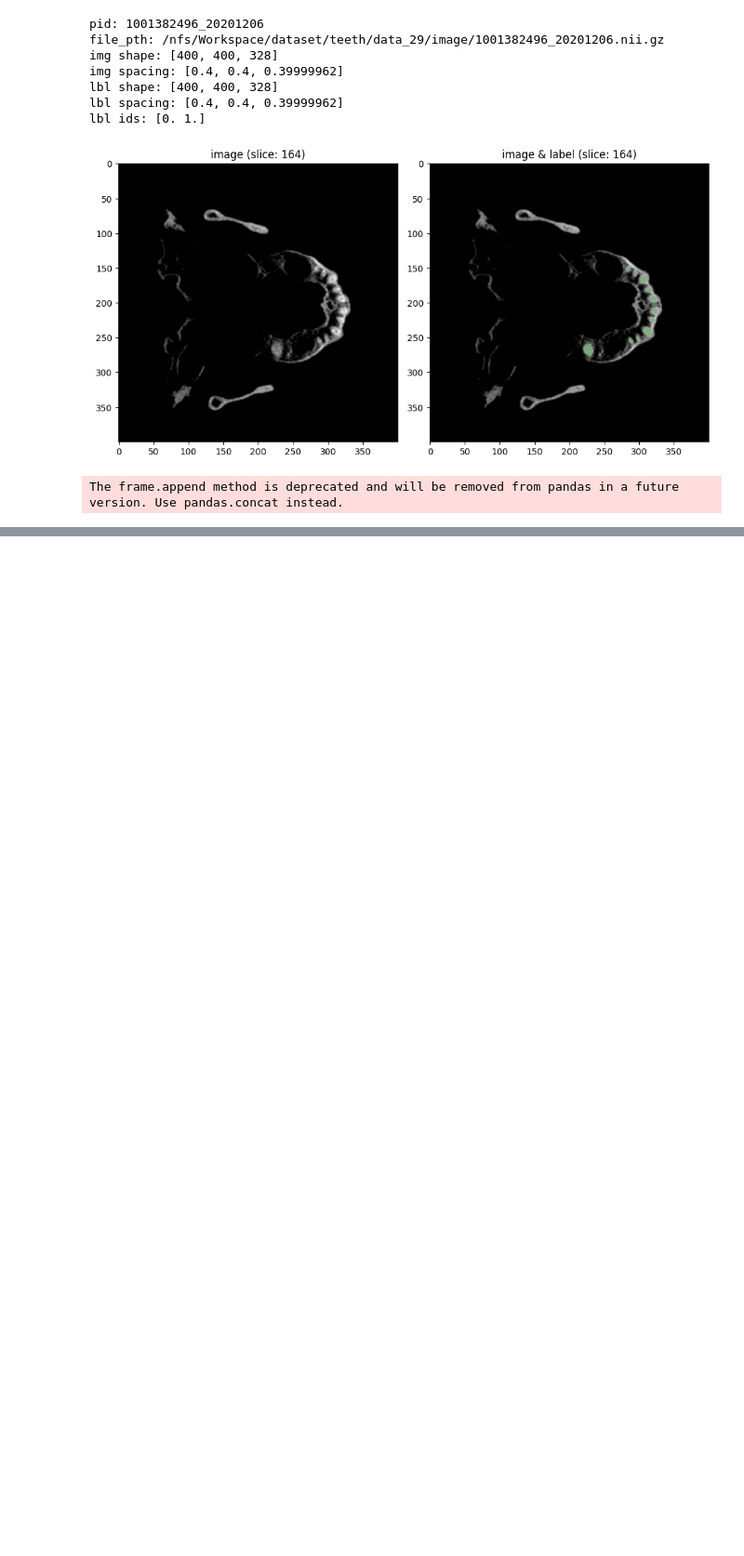
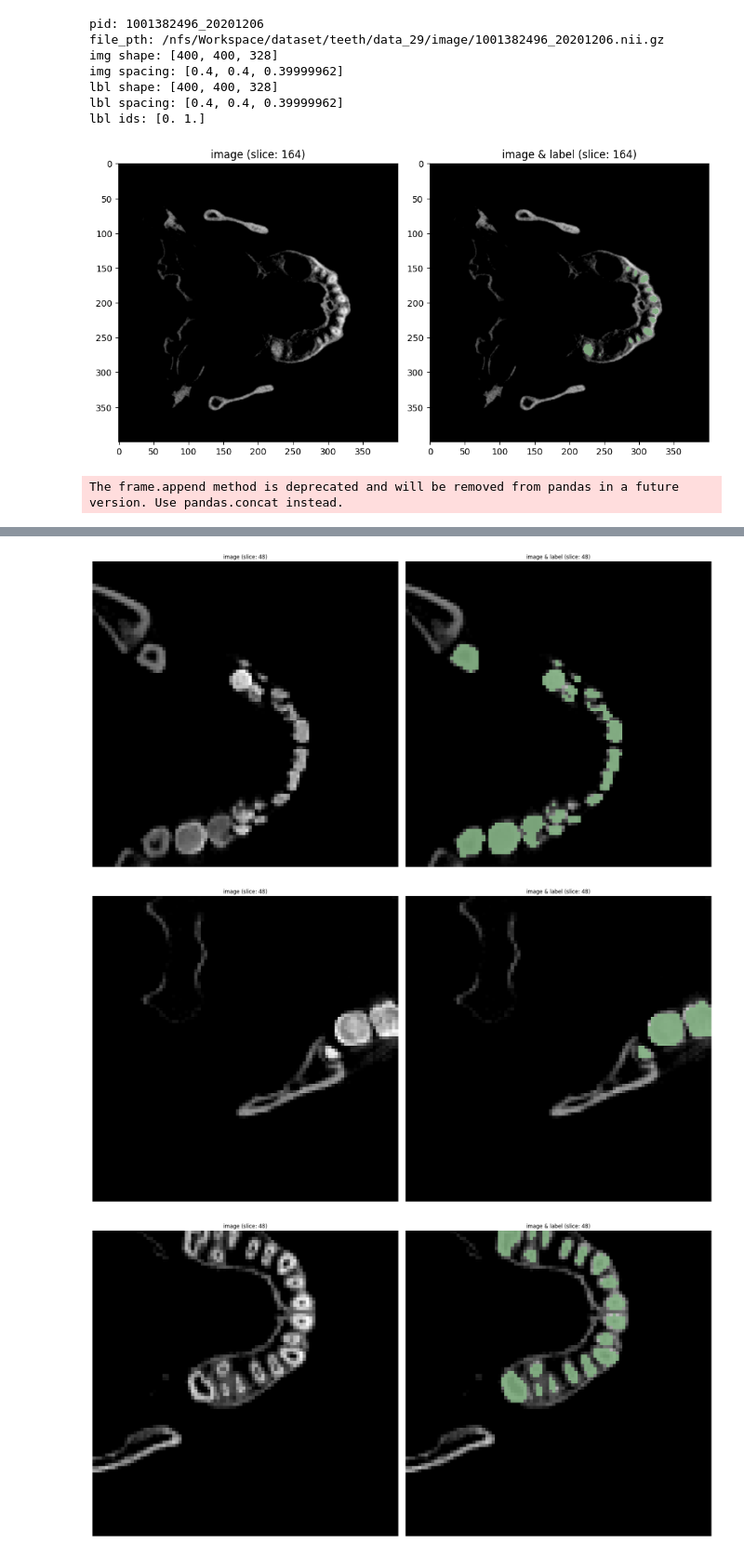
Before and after one commit to conflick0/TeethSeg, a Jupyter notebook: exps/eda.ipynb, the cells around one changed output, grey strips where cells are left out. Shown at 93% size. Saved outputs shown, nothing was run; the diff lists cells and outputs as text; code cells hidden in the pictures; blank space fills up the shorter version.

Commit message:
update req txt and eda check data loader

```diff
--- a/exps/eda.ipynb
+++ b/exps/eda.ipynb
@@ -322,0 +334,20 @@ The frame.append method is deprecated and will be removed from pandas in a futur
+# %%
+data_dir = '/nfs/Workspace/dataset/teeth/data_29'
+data_json = os.path.join(data_dir, 'data.json')
+# %%
+args = get_parser([])
+args.data_name = 'tooth'
+args.data_dir = data_dir
+args.data_dicts_json = data_json
+args.scale_intensity_type='range'
+args.select_label_num=29
+args.a_min=218
+args.a_max=3187
+args.roi_x=96
+args.roi_y=96
+args.roi_z=96
+args.space_x=1.0
+args.space_y=1.0
+args.space_z=1.0
+# %%
+tr_ld, val_dl = DataLoader(args.data_name, args)
@@ -322,0 +365,14 @@ The frame.append method is deprecated and will be removed from pandas in a futur
+# %%
+slice_idx = 48
+num_classes = 2
+for d in tr_ld:
+    show_img_lbl(
+        d['image'][0,0,:,:,slice_idx],
+        d['label'][0,0,:,:,slice_idx],
+        slice_idx=slice_idx,
+        num_classes=num_classes
+    )
+# %% [output]
+[figure, added]
+[figure, added]
+[figure, added]
```
Also changed, not shown: parts of 7 cells of this notebook, 1 other file.
